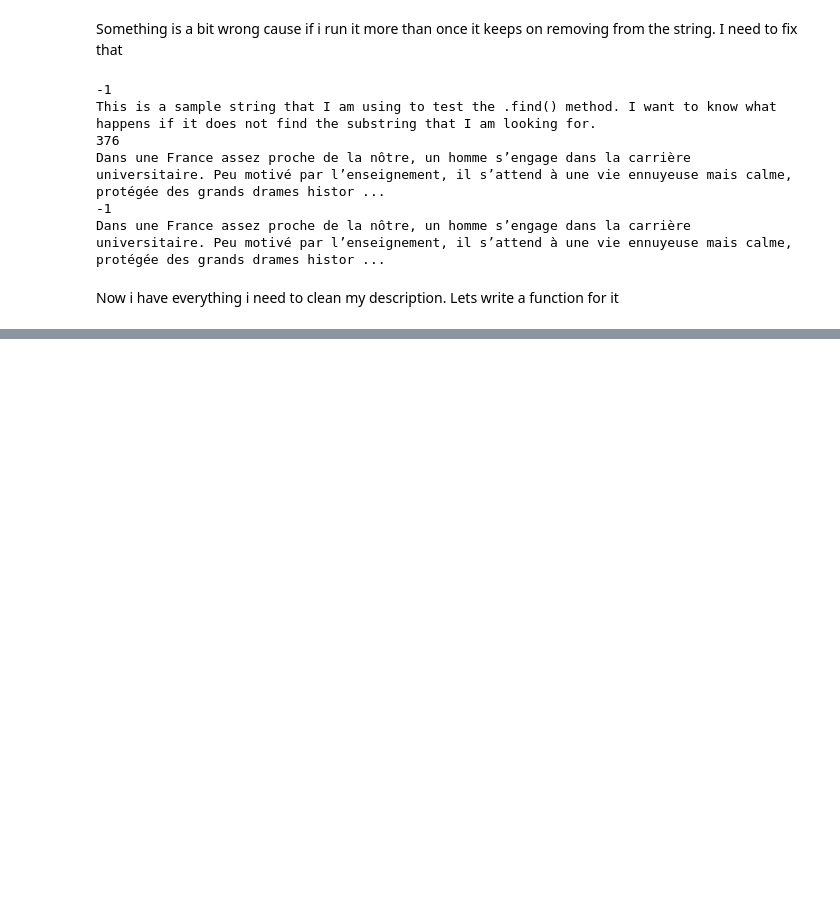
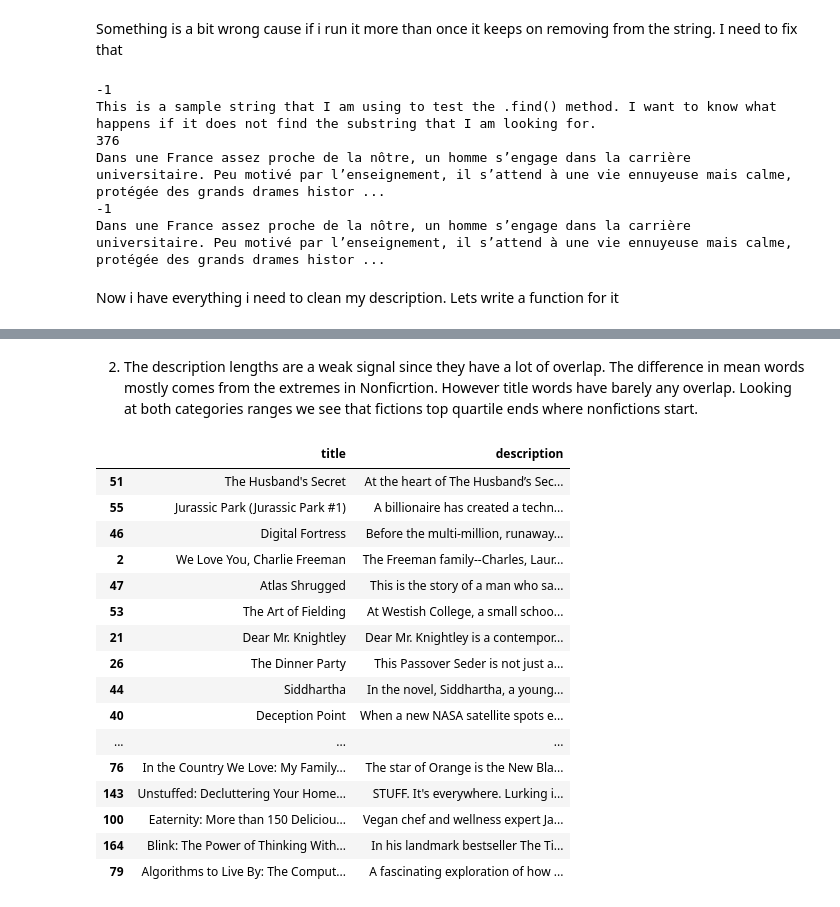
Before and after one commit to Judas20/datascience, a Jupyter notebook: notebooks/02_cleaning_eda.ipynb, the cells around one changed output, grey strips where cells are left out. Saved outputs shown, nothing was run; the diff lists cells and outputs as text; code cells hidden in the pictures; blank space fills up the shorter version.

Commit message:
Exploration and checked images

```diff
--- a/notebooks/02_cleaning_eda.ipynb
+++ b/notebooks/02_cleaning_eda.ipynb
@@ -189,0 +344,23 @@ clean_description(df.loc[0, "description"])
+# %% [markdown]
+2. The description lengths are a weak signal since they have a lot of overlap. The difference in mean words mostly comes from the extremes in Nonficrtion.
+However title words have barely any overlap. Looking at both categories ranges we see that fictions top quartile ends where nonfictions start.
+# %%
+df.groupby("category").sample(10, random_state=1)[["title","description"]]
+# %% [output]
+|  | title | description |
+| 51 | The Husband's Secret | At the heart of The Husband’s Sec... |
+| 55 | Jurassic Park (Jurassic Park #1) | A billionaire has created a techn... |
+| 46 | Digital Fortress | Before the multi-million, runaway... |
+| 2 | We Love You, Charlie Freeman | The Freeman family--Charles, Laur... |
+| 47 | Atlas Shrugged | This is the story of a man who sa... |
+| 53 | The Art of Fielding | At Westish College, a small schoo... |
+| 21 | Dear Mr. Knightley | Dear Mr. Knightley is a contempor... |
+| 26 | The Dinner Party | This Passover Seder is not just a... |
+| 44 | Siddhartha | In the novel, Siddhartha, a young... |
+| 40 | Deception Point | When a new NASA satellite spots e... |
+| ... | ... | ... |
+| 76 | In the Country We Love: My Family... | The star of Orange is the New Bla... |
+| 143 | Unstuffed: Decluttering Your Home... | STUFF. It's everywhere. Lurking i... |
+| 100 | Eaternity: More than 150 Deliciou... | Vegan chef and wellness expert Ja... |
+| 164 | Blink: The Power of Thinking With... | In his landmark bestseller The Ti... |
+| 79 | Algorithms to Live By: The Comput... | A fascinating exploration of how ... |
```
Also changed, not shown: parts of 35 cells of this notebook, 4 other files.
